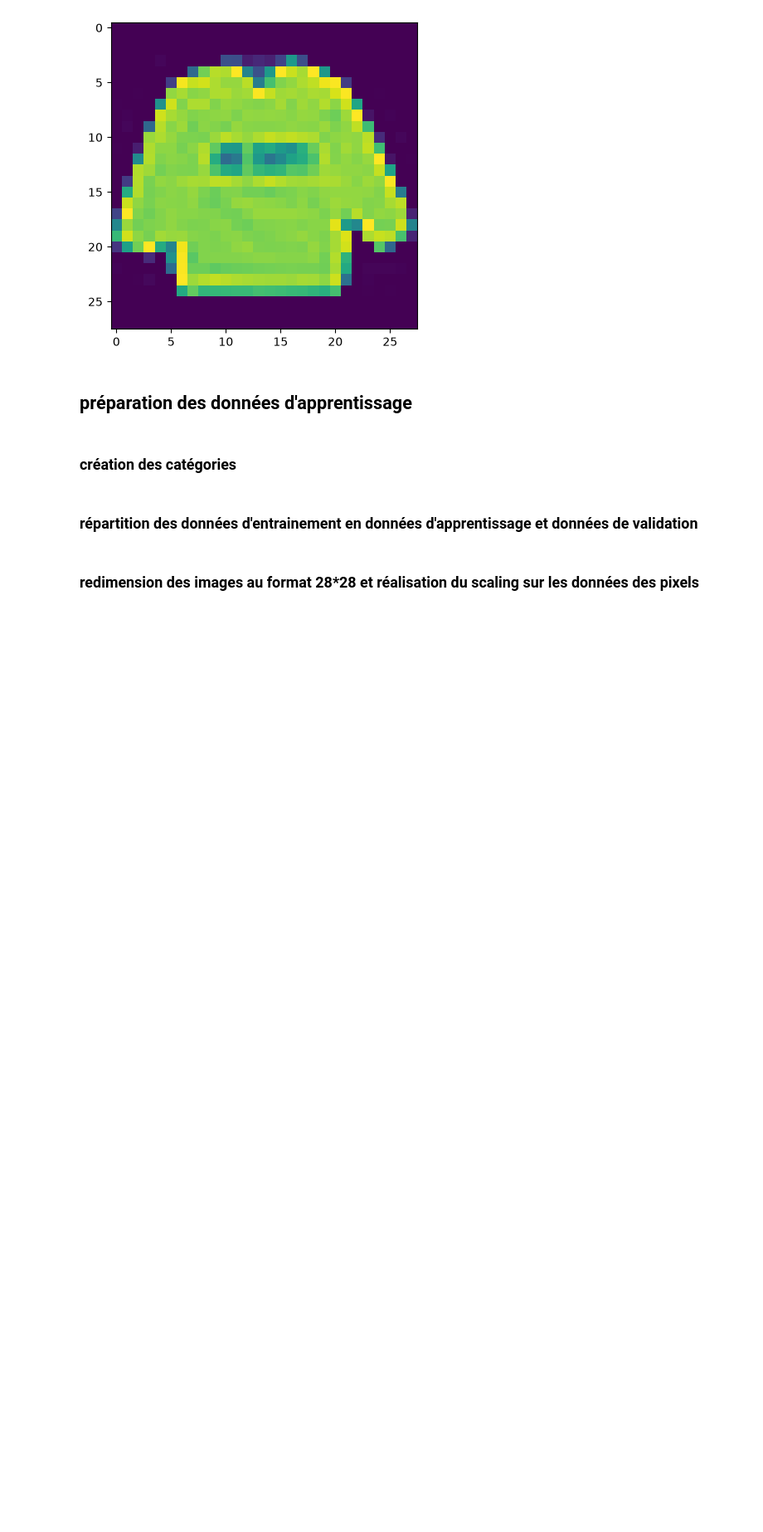
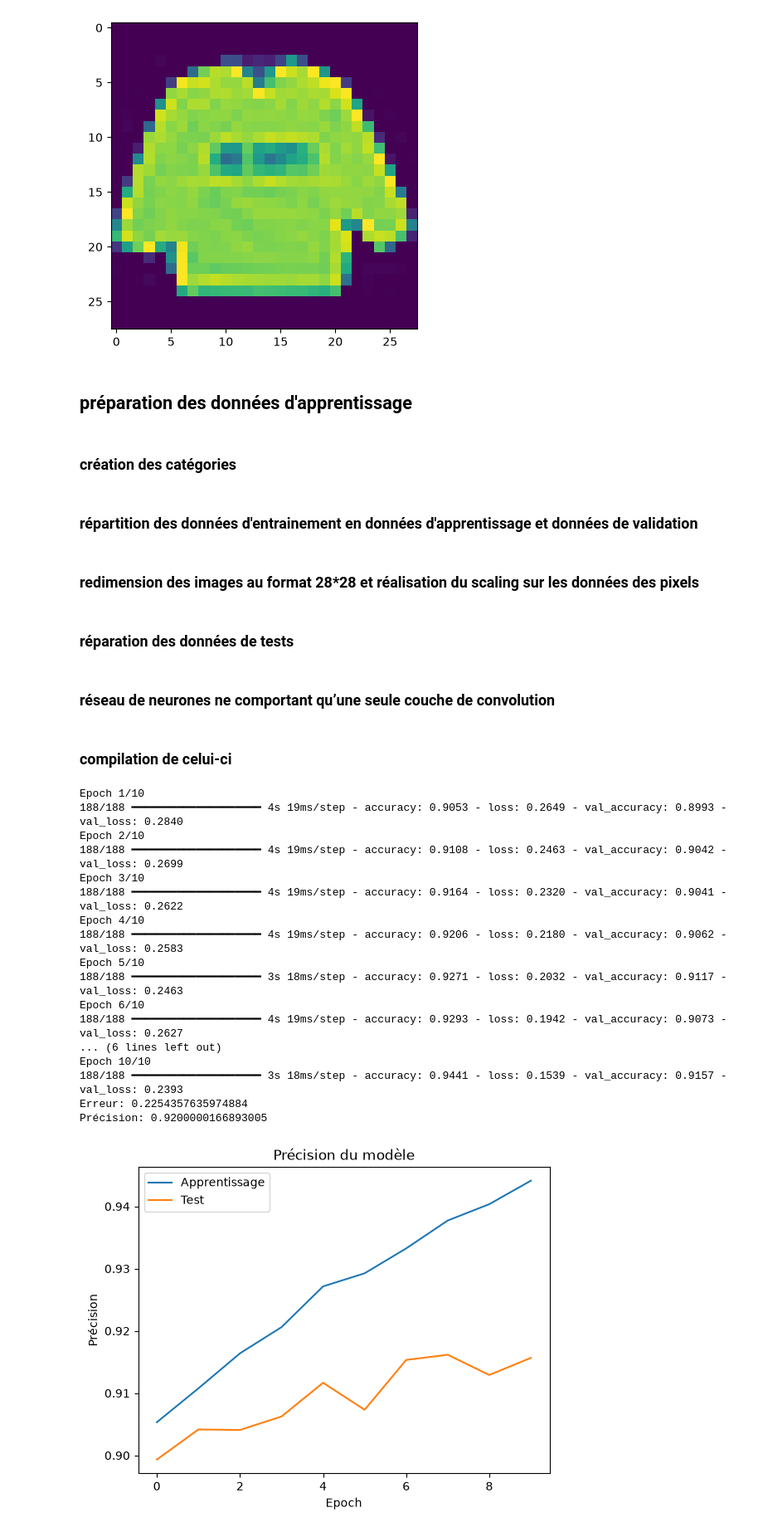
Before and after one commit to etienne420/420-5G4-ML, a Jupyter notebook: analyse_image/classification.ipynb, the cells around one changed output. Shown at 83% size. Drawn from its saved outputs; the diff is of its cells as text; code cells hidden in the pictures; blank space fills up the shorter version.

```diff
--- a/analyse_image/classification.ipynb
+++ b/analyse_image/classification.ipynb
@@ -55,3 +55,16 @@ X_validation = X_validation.reshape(X_validation.shape[0],
                                     LONGUEUR_IMAGE, 1)
 X_validation = X_validation.astype('float32')
 X_validation /= 255
+# %% [markdown]
+### réparation des données de tests
+# %%
+observations_test = pnd.read_csv('datas/fashion-mnist_test.csv')
+X_test = np.array(observations_test.iloc[:, 1:])
+y_test = tf.keras.utils.to_categorical(np.array(observations_test.iloc[:, 0]))
+X_test = X_test.reshape(X_test.shape[0],
+                        LARGEUR_IMAGE,
+                        LONGUEUR_IMAGE, 1)
+X_test = X_test.astype('float32')
+X_test /= 255
+# %% [markdown]
+### réseau de neurones ne comportant qu’une seule couche de convolution
@@ -57,0 +109,53 @@ X_validation /= 255
+# %% [markdown]
+### compilation de celui-ci
+# %%
+reseauNeurone1Convolution.compile(loss=keras.losses.categorical_crossentropy,
+                                  optimizer=tf.keras.optimizers.Adam(),
+                                  metrics=['accuracy'])
+
+historique_apprentissage = reseauNeurone1Convolution.fit(
+    X_apprentissage,
+    y_apprentissage,
+    batch_size=256,
+    epochs=10,
+    verbose=1,
+    validation_data=(X_validation, y_validation))
+
+evaluation = reseauNeurone1Convolution.evaluate(X_test, y_test, verbose=0)
+print('Erreur:', evaluation[0])
+print('Précision:', evaluation[1])
+
+plt.plot(historique_apprentissage.history['accuracy'])
+plt.plot(historique_apprentissage.history['val_accuracy'])
+plt.title('Précision du modèle')
+plt.ylabel('Précision')
+plt.xlabel('Epoch')
+plt.legend(['Apprentissage', 'Test'], loc='upper left')
+plt.show()
+# Plot training & validation loss values
+plt.plot(historique_apprentissage.history['loss'])
+plt.plot(historique_apprentissage.history['val_loss'])
+plt.title('Erreur')
+plt.ylabel('Erreur')
+plt.xlabel('Epoch')
+plt.legend(['Apprentissage', 'Test'], loc='upper left')
+plt.show()
+# %% [output]
+Epoch 1/10
+188/188 ━━━━━━━━━━━━━━━━━━━━ 4s 19ms/step - accuracy: 0.9053 - loss: 0.2649 - val_accuracy: 0.8993 - val_loss: 0.2840
+Epoch 2/10
+188/188 ━━━━━━━━━━━━━━━━━━━━ 4s 19ms/step - accuracy: 0.9108 - loss: 0.2463 - val_accuracy: 0.9042 - val_loss: 0.2699
+Epoch 3/10
+188/188 ━━━━━━━━━━━━━━━━━━━━ 4s 19ms/step - accuracy: 0.9164 - loss: 0.2320 - val_accuracy: 0.9041 - val_loss: 0.2622
+Epoch 4/10
+188/188 ━━━━━━━━━━━━━━━━━━━━ 4s 19ms/step - accuracy: 0.9206 - loss: 0.2180 - val_accuracy: 0.9062 - val_loss: 0.2583
+Epoch 5/10
+188/188 ━━━━━━━━━━━━━━━━━━━━ 3s 18ms/step - accuracy: 0.9271 - loss: 0.2032 - val_accuracy: 0.9117 - val_loss: 0.2463
+Epoch 6/10
+188/188 ━━━━━━━━━━━━━━━━━━━━ 4s 19ms/step - accuracy: 0.9293 - loss: 0.1942 - val_accuracy: 0.9073 - val_loss: 0.2627
+... (6 lines left out)
+Epoch 10/10
+188/188 ━━━━━━━━━━━━━━━━━━━━ 3s 18ms/step - accuracy: 0.9441 - loss: 0.1539 - val_accuracy: 0.9157 - val_loss: 0.2393
+Erreur: 0.2254357635974884
+Précision: 0.9200000166893005
+[figure, added]
```
Also changed, not shown: parts of 6 cells of this notebook, 3 other files.
